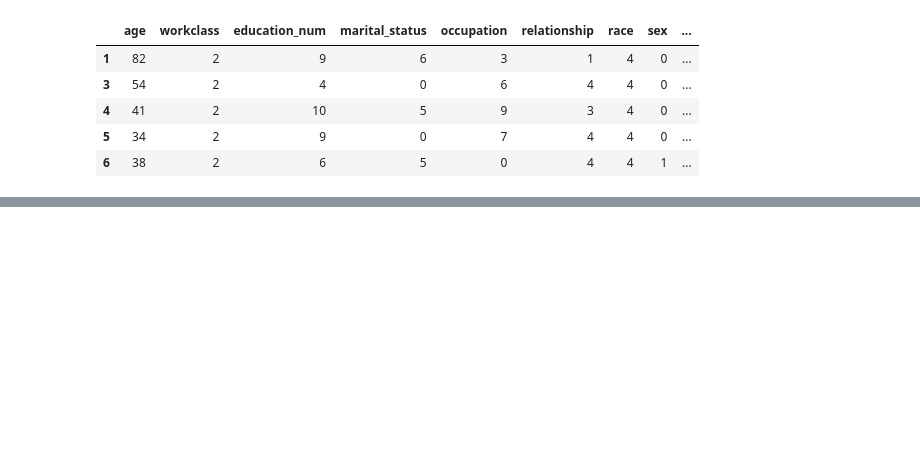
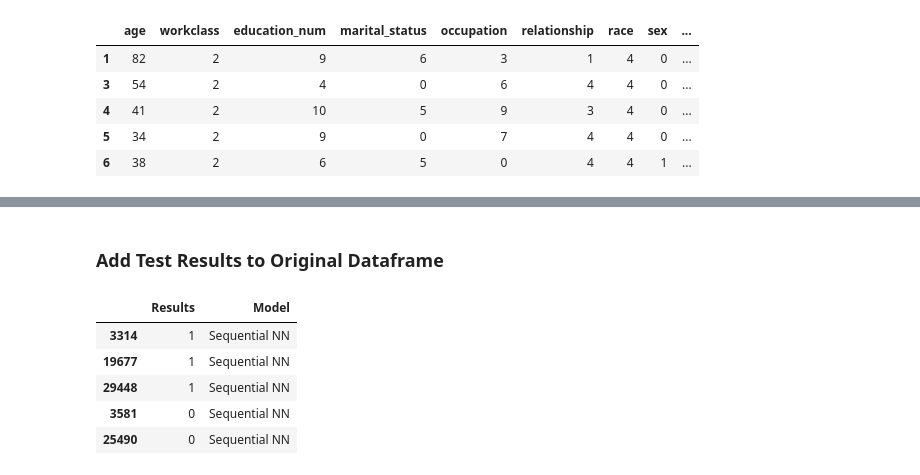
Before and after one commit to dmartinj12/Census_Inequality, a Jupyter notebook: Chris/NeuralNetwork.ipynb, the cells around one changed output, grey strips where cells are left out. Saved outputs shown, nothing was run; the diff lists cells and outputs as text; code cells hidden in the pictures; blank space fills up the shorter version.

```diff
--- a/Chris/NeuralNetwork.ipynb
+++ b/Chris/NeuralNetwork.ipynb
@@ -172,0 +241,18 @@ Loss: 0.37412557005882263, Accuracy: 0.8248698115348816
+# %% [markdown]
+### Add Test Results to Original Dataframe
+# %%
+X_test['Results'] = y_predictions_binary
+X_test['Model'] = 'Sequential NN'
+
+# Drop unnecessary columns
+X_test = X_test.drop(columns = ['age', 'workclass', 'education_num', 'marital_status', 'occupation',
+            'relationship', 'race', 'sex', 'hours_per_week', 'state'])
+
+X_test.head()
+# %% [output]
+|  | Results | Model |
+| 3314 | 1 | Sequential NN |
+| 19677 | 1 | Sequential NN |
+| 29448 | 1 | Sequential NN |
+| 3581 | 0 | Sequential NN |
+| 25490 | 0 | Sequential NN |
```
Also changed, not shown: parts of 12 cells of this notebook, 2 other files.
